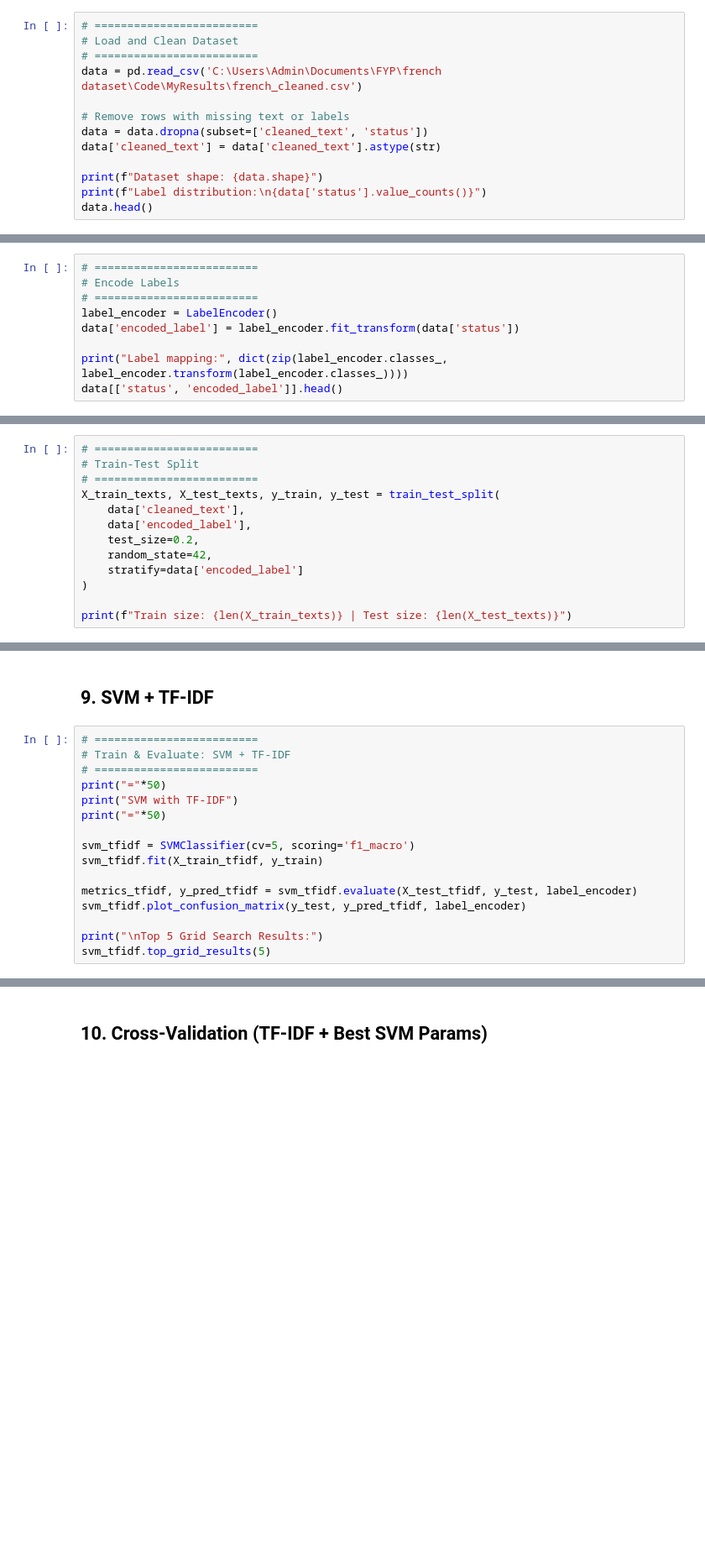
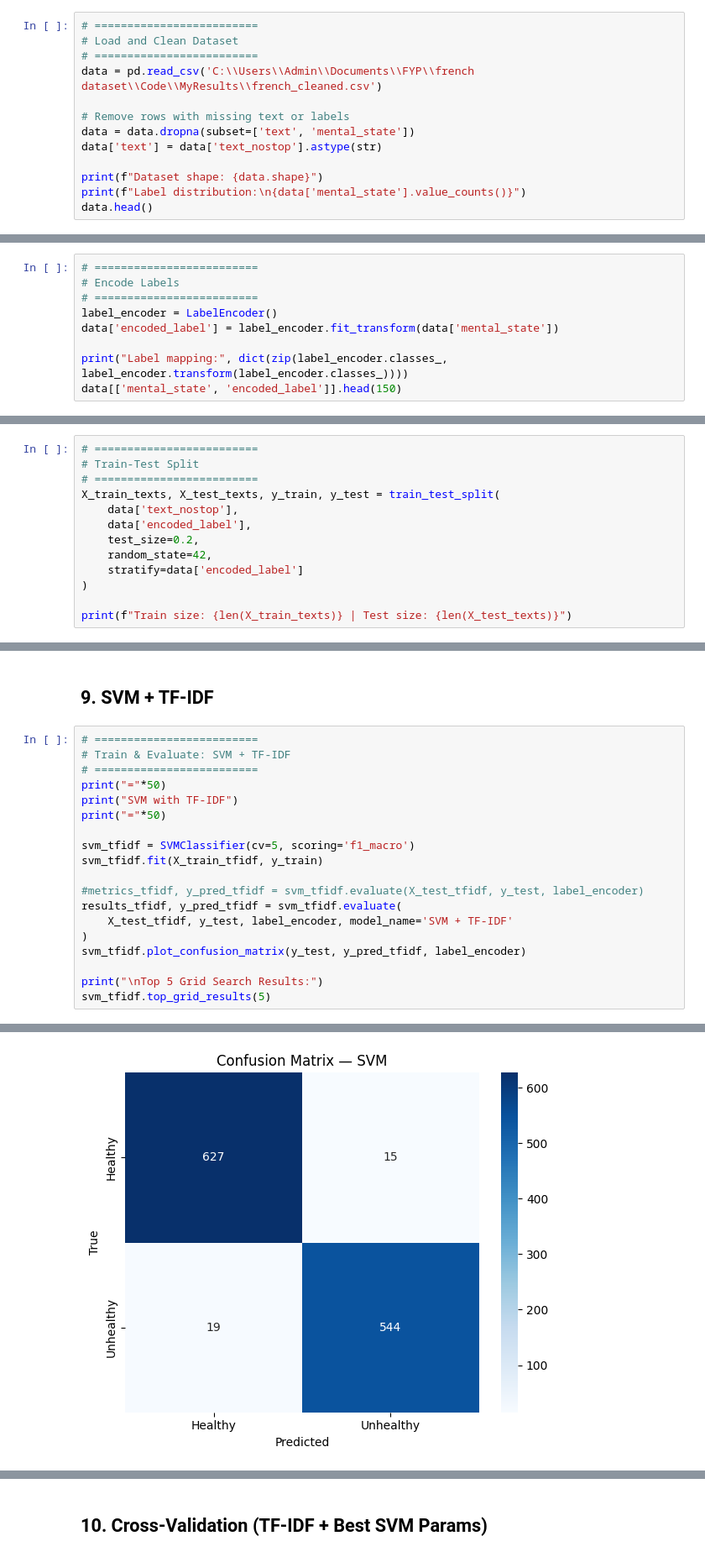
Before and after one commit to juliettedaher/Mental_health_detection_system, a Jupyter notebook: Code/MODELS/SVM.ipynb, the cells around one changed output, grey strips where cells are left out. Shown at 84% size. Drawn from its saved outputs; the diff is of its cells as text; blank space fills up the shorter version.

```diff
--- a/Code/MODELS/SVM.ipynb
+++ b/Code/MODELS/SVM.ipynb
@@ -38,13 +40,13 @@ warnings.filterwarnings('ignore')
 # =========================
 # Load and Clean Dataset
 # =========================
-data = pd.read_csv('C:\Users\Admin\Documents\FYP\french dataset\Code\MyResults\french_cleaned.csv')
+data = pd.read_csv('C:\\Users\\Admin\\Documents\\FYP\\french dataset\\Code\\MyResults\\french_cleaned.csv')
 
 # Remove rows with missing text or labels
-data = data.dropna(subset=['cleaned_text', 'status'])
-data['cleaned_text'] = data['cleaned_text'].astype(str)
+data = data.dropna(subset=['text', 'mental_state'])
+data['text'] = data['text_nostop'].astype(str)
 
 print(f"Dataset shape: {data.shape}")
-print(f"Label distribution:\n{data['status'].value_counts()}")
+print(f"Label distribution:\n{data['mental_state'].value_counts()}")
 data.head()
 # %% [output]
@@ -56,7 +70,7 @@ SyntaxError: (unicode error) 'unicodeescape' codec can't decode bytes in positio
 # Encode Labels
 # =========================
 label_encoder = LabelEncoder()
-data['encoded_label'] = label_encoder.fit_transform(data['status'])
+data['encoded_label'] = label_encoder.fit_transform(data['mental_state'])
 
 print("Label mapping:", dict(zip(label_encoder.classes_, label_encoder.transform(label_encoder.classes_))))
-data[['status', 'encoded_label']].head()
+data[['mental_state', 'encoded_label']].head(150)
@@ -67,7 +96,7 @@ data[['status', 'encoded_label']].head()
 # Train-Test Split
 # =========================
 X_train_texts, X_test_texts, y_train, y_test = train_test_split(
-    data['cleaned_text'],
+    data['text_nostop'],
     data['encoded_label'],
     test_size=0.2,
     random_state=42,
@@ -341,8 +562,12 @@ print("="*50)
 svm_tfidf = SVMClassifier(cv=5, scoring='f1_macro')
 svm_tfidf.fit(X_train_tfidf, y_train)
 
-metrics_tfidf, y_pred_tfidf = svm_tfidf.evaluate(X_test_tfidf, y_test, label_encoder)
+#metrics_tfidf, y_pred_tfidf = svm_tfidf.evaluate(X_test_tfidf, y_test, label_encoder)
+results_tfidf, y_pred_tfidf = svm_tfidf.evaluate(
+    X_test_tfidf, y_test, label_encoder, model_name='SVM + TF-IDF'
+)
 svm_tfidf.plot_confusion_matrix(y_test, y_pred_tfidf, label_encoder)
 
 print("\nTop 5 Grid Search Results:")
 svm_tfidf.top_grid_results(5)
+# %% [output]
@@ -348,0 +586 @@ svm_tfidf.top_grid_results(5)
+[figure, added]
```
Also changed, not shown: parts of 19 cells of this notebook, 3 other files.
